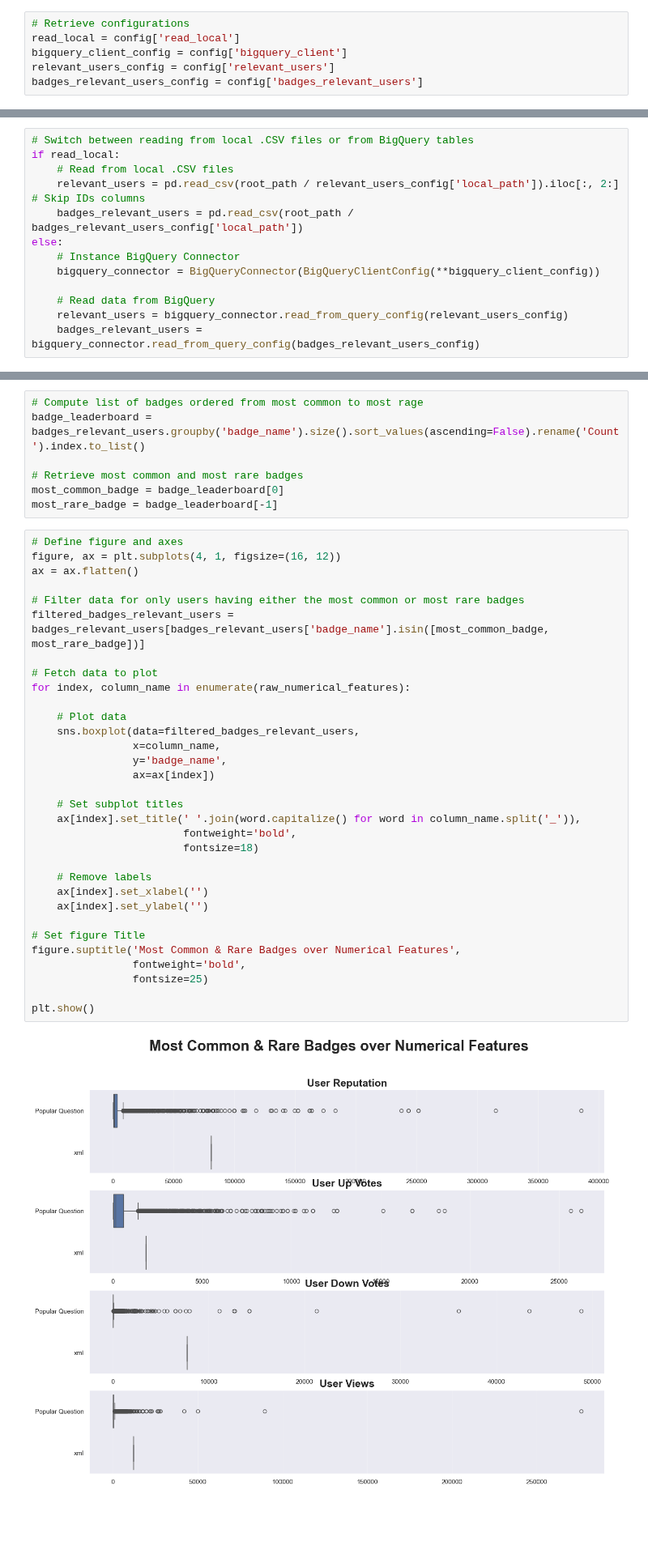
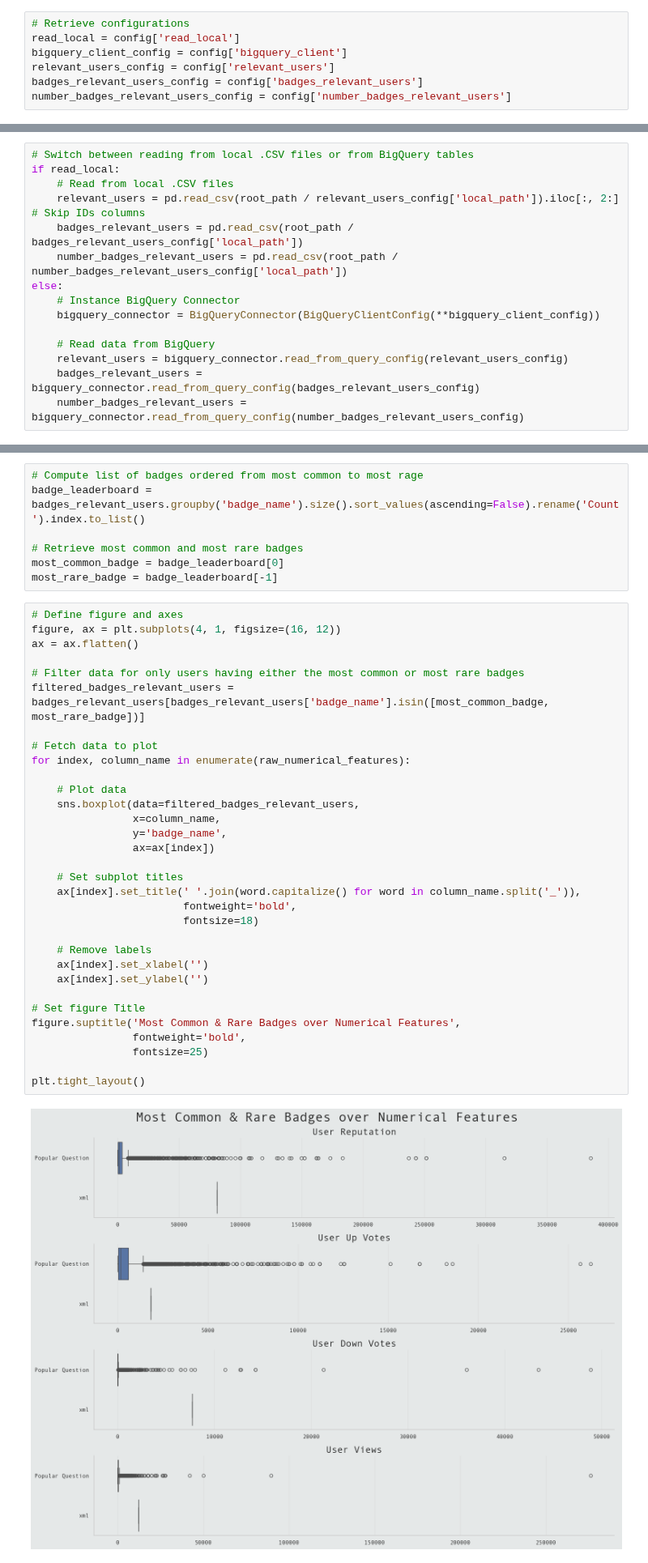
Before and after one commit to Volscente/DruidicGroveAI, a Jupyter notebook: notebooks/stackoverflow/eda/stackoverflow_eda.ipynb, the cells around one changed output, grey strips where cells are left out. Shown at 81% size. Cells and saved outputs as stored; diff of their text form; blank space fills up the shorter version.

Commit message:
Count badge analysis

```diff
--- a/notebooks/stackoverflow/eda/stackoverflow_eda.ipynb
+++ b/notebooks/stackoverflow/eda/stackoverflow_eda.ipynb
@@ -68,3 +69,4 @@ read_local = config['read_local']
 bigquery_client_config = config['bigquery_client']
 relevant_users_config = config['relevant_users']
 badges_relevant_users_config = config['badges_relevant_users']
+number_badges_relevant_users_config = config['number_badges_relevant_users']
@@ -76,6 +78,7 @@ if read_local:
     # Read from local .CSV files
     relevant_users = pd.read_csv(root_path / relevant_users_config['local_path']).iloc[:, 2:] # Skip IDs columns
     badges_relevant_users = pd.read_csv(root_path / badges_relevant_users_config['local_path'])
+    number_badges_relevant_users = pd.read_csv(root_path / number_badges_relevant_users_config['local_path'])
 else:
     # Instance BigQuery Connector
     bigquery_connector = BigQueryConnector(BigQueryClientConfig(**bigquery_client_config))
@@ -83,6 +86,7 @@ else:
     # Read data from BigQuery
     relevant_users = bigquery_connector.read_from_query_config(relevant_users_config)
     badges_relevant_users = bigquery_connector.read_from_query_config(badges_relevant_users_config)
+    number_badges_relevant_users = bigquery_connector.read_from_query_config(number_badges_relevant_users_config)
 # %% [markdown]
 # Exploratory Data Analysis
 # %% [markdown]
@@ -464,35 +468,35 @@ most_rare_badge = badge_leaderboard[-1]
 figure, ax = plt.subplots(4, 1, figsize=(16, 12))
 ax = ax.flatten()
 
 # Filter data for only users having either the most common or most rare badges
 filtered_badges_relevant_users = badges_relevant_users[badges_relevant_users['badge_name'].isin([most_common_badge, most_rare_badge])]
 
 # Fetch data to plot
 for index, column_name in enumerate(raw_numerical_features):
 
     # Plot data
     sns.boxplot(data=filtered_badges_relevant_users,
                 x=column_name,
                 y='badge_name',
                 ax=ax[index])
 
     # Set subplot titles
     ax[index].set_title(' '.join(word.capitalize() for word in column_name.split('_')),
                         fontweight='bold',
                         fontsize=18)
 
     # Remove labels
     ax[index].set_xlabel('')
     ax[index].set_ylabel('')
 
 # Set figure Title
 figure.suptitle('Most Common & Rare Badges over Numerical Features',
                 fontweight='bold',
                 fontsize=25)
 
-plt.show()
+plt.tight_layout()
 # %% [output]
-[figure, old version]
+[figure, new version]
 # %% [markdown]
 - The most common badge does not show any particular distribution (probably because it's very easy to obtain, and thus most of the users have it)
 - The most rare badge has indeed quite above the average values for any `raw_numerical_features` &rarr; Engineer a feature called `has_most_rare_badges` by including the top 10 rarest badges
```
Also changed, not shown: parts of 8 cells of this notebook, 2 other files.
